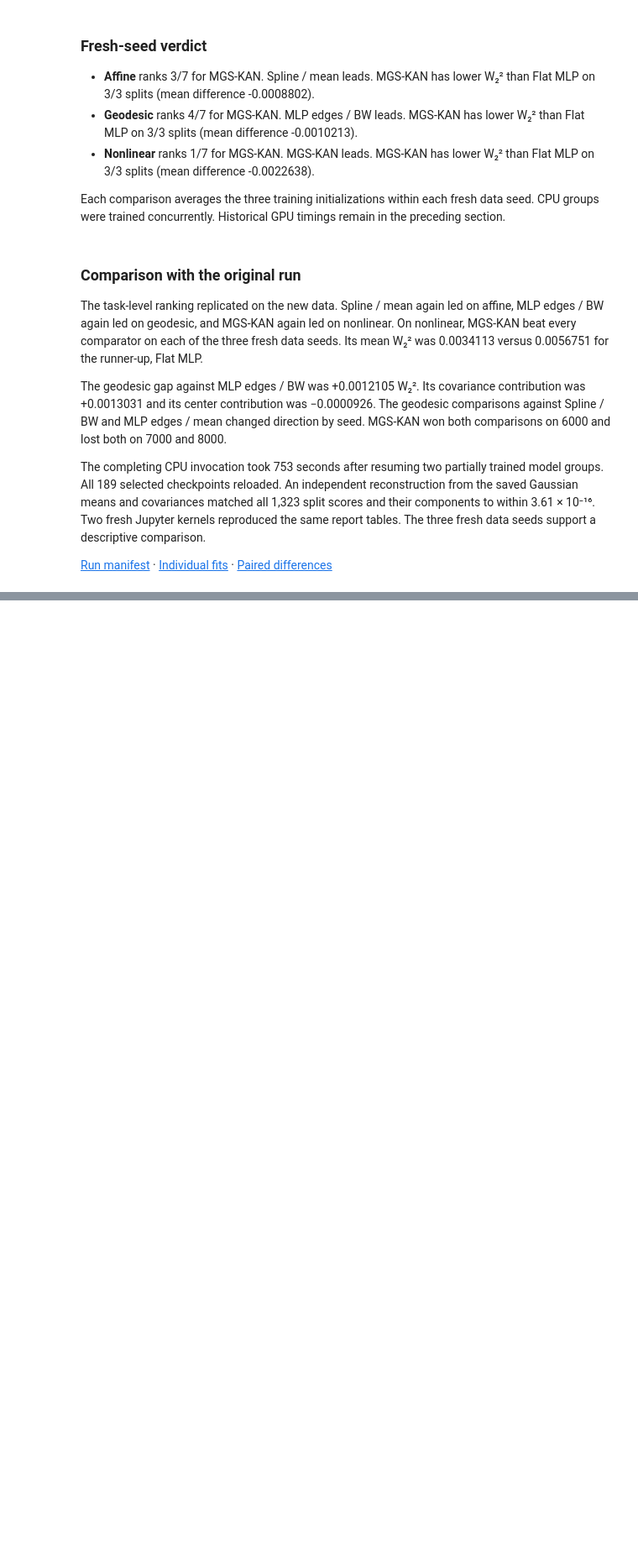
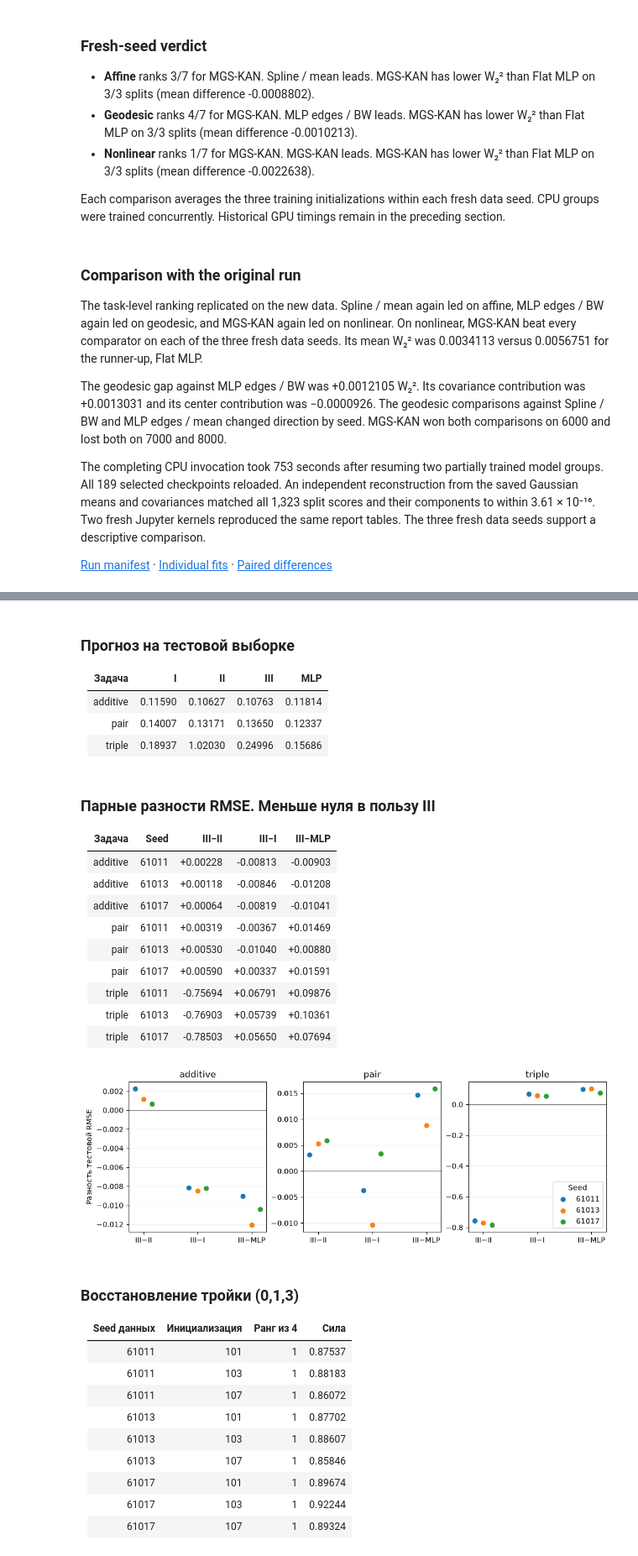
Before and after one commit to daniildiveev/kan-on-gaussians, a Jupyter notebook: study.ipynb, the cells around one changed output, grey strips where cells are left out. Shown at 84% size. Saved outputs shown, nothing was run; the diff lists cells and outputs as text; code cells hidden in the pictures; blank space fills up the shorter version.

Commit message:
mgs kan hypergraph

```diff
--- a/study.ipynb
+++ b/study.ipynb
@@ -1895,0 +1908,7 @@ The completing CPU invocation took 753 seconds after resuming two partially trai
+# %%
+from experiments import hypergraph_order as hypergraph_study
+
+hypergraph_output, hypergraph_protocol = hypergraph_study.freeze_protocol()
+print(hypergraph_output)
+print("Нормировочная константа:", hypergraph_protocol["generator"]["normalizer"])
+print("Среда выполнения:", hypergraph_protocol["runtime"])
@@ -1895,0 +1919,3 @@ The completing CPU invocation took 753 seconds after resuming two partially trai
+# %%
+hypergraph_checks = hypergraph_study.run_checks(hypergraph_output, hypergraph_protocol)
+display(hypergraph_checks)
@@ -1895,0 +1940,3 @@ The completing CPU invocation took 753 seconds after resuming two partially trai
+# %%
+hypergraph_manifest = hypergraph_study.run_final(hypergraph_output, hypergraph_protocol)
+assert len(hypergraph_manifest["fits"]) == 108
@@ -1895,0 +1954,3 @@ The completing CPU invocation took 753 seconds after resuming two partially trai
+# %%
+hypergraph_study.report(hypergraph_manifest)
+# %% [output]
@@ -1895,0 +1965,34 @@ The completing CPU invocation took 753 seconds after resuming two partially trai
+### Прогноз на тестовой выборке
+
+| Задача | I | II | III | MLP |
+| --- | --- | --- | --- | --- |
+| additive | 0.11590 | 0.10627 | 0.10763 | 0.11814 |
+| pair | 0.14007 | 0.13171 | 0.13650 | 0.12337 |
+| triple | 0.18937 | 1.02030 | 0.24996 | 0.15686 |
+### Парные разности RMSE. Меньше нуля в пользу III
+
+| Задача | Seed | III−II | III−I | III−MLP |
+| --- | --- | --- | --- | --- |
+| additive | 61011 | +0.00228 | -0.00813 | -0.00903 |
+| additive | 61013 | +0.00118 | -0.00846 | -0.01208 |
+| additive | 61017 | +0.00064 | -0.00819 | -0.01041 |
+| pair | 61011 | +0.00319 | -0.00367 | +0.01469 |
+| pair | 61013 | +0.00530 | -0.01040 | +0.00880 |
+| pair | 61017 | +0.00590 | +0.00337 | +0.01591 |
+| triple | 61011 | -0.75694 | +0.06791 | +0.09876 |
+| triple | 61013 | -0.76903 | +0.05739 | +0.10361 |
+| triple | 61017 | -0.78503 | +0.05650 | +0.07694 |
+[figure, added]
+### Восстановление тройки (0,1,3)
+
+| Seed данных | Инициализация | Ранг из 4 | Сила |
+| --- | --- | --- | --- |
+| 61011 | 101 | 1 | 0.87537 |
+| 61011 | 103 | 1 | 0.88183 |
+| 61011 | 107 | 1 | 0.86072 |
+| 61013 | 101 | 1 | 0.87702 |
+| 61013 | 103 | 1 | 0.88607 |
+| 61013 | 107 | 1 | 0.85846 |
+| 61017 | 101 | 1 | 0.89674 |
+| 61017 | 103 | 1 | 0.92244 |
+| 61017 | 107 | 1 | 0.89324 |
```
Also changed, not shown: parts of 26 cells of this notebook, 11 other files.
